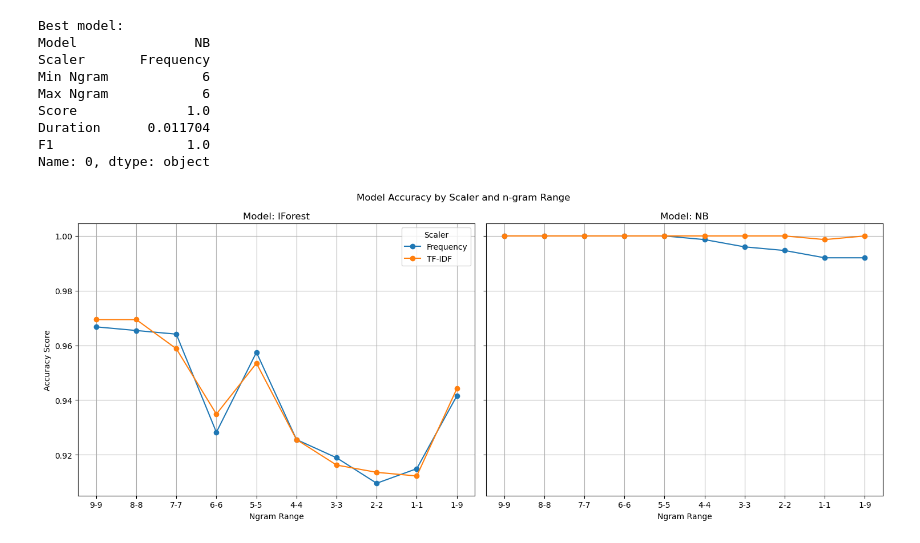
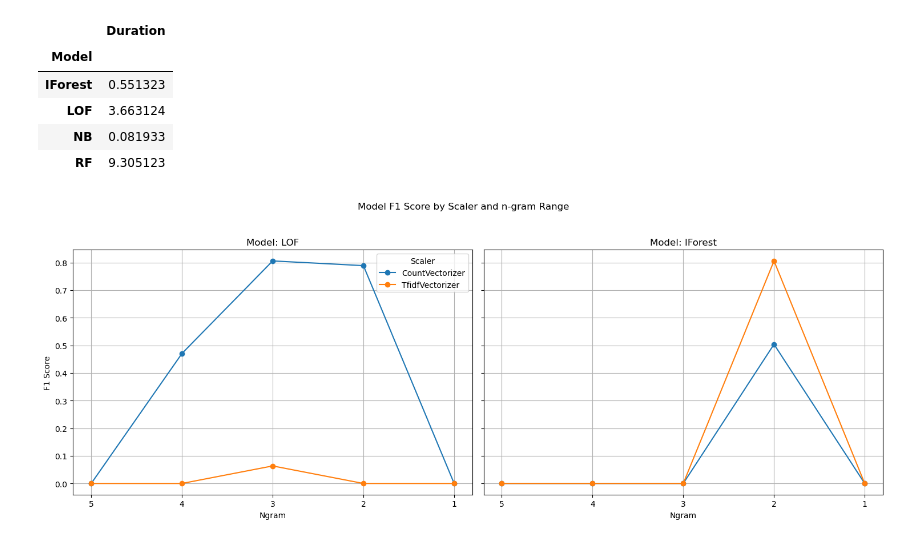
Before and after one commit to Cyber-Tracer/HyperDetect, a Jupyter notebook: controller/detection/v1_model_performance.ipynb, the cells around one changed output. Drawn from its saved outputs; the diff is of its cells as text; code cells hidden in the pictures.

```diff
--- a/controller/detection/v1_model_performance.ipynb
+++ b/controller/detection/v1_model_performance.ipynb
@@ -32,48 +210,60 @@ Classifying malicious_ransomwarePOC_10min.log as malicious, 14477 malicious entr
+# %%
+# V2 training durations
+from train_models import load_scores
+import matplotlib.pyplot as plt
+import os
+
+# Load model scores
+models_dir = os.path.join(os.getcwd(), 'models/trained')
+model_score = load_scores(version=1, output_dir=models_dir)
+
+model_score = model_score[model_score['Min Ngram'] == 3]
+
+model_score = model_score[['Duration', 'Model']].groupby('Model').mean()
+model_score
+# %% [output]
+|  | Duration |
+| Model |  |
+| IForest | 0.551323 |
+| LOF | 3.663124 |
+| NB | 0.081933 |
+| RF | 9.305123 |
 # %%
-# V1 models evaluation results
-from train_models import load_scores
+# V1 AD F1 performance with new hyperparameters
+from train_models import load_scores_from_dir
 import matplotlib.pyplot as plt
 import os
 
-# Load models
-models_dir = os.path.join(os.getcwd(), 'models/trained')
-model_score = load_scores(version=1, output_dir=models_dir)
+# Load model scores
+models_dir = os.path.join(os.getcwd(), 'models/trained/v1_new')
+model_score = load_scores_from_dir(models_dir)
 
-# Create graph of accuracy per model
-print("Best model: ")
-print(model_score.iloc[0])
+# only consider AD models
+model_score = model_score[model_score['Model_Type'] == 'Anomaly Detection']
 
 model_score = model_score.sort_values(['Min Ngram', 'Max Ngram'], ascending=[False, True])
 
 # Create a figure with subplots for each model
 models = model_score['Model'].unique()
+cols = len(models)
+
 models.sort()
-fig, axs = plt.subplots(1, len(models), figsize=(15, 6), sharey=True)
+fig, axs = plt.subplots(1, cols, figsize=(15, 6), sharey=True)
 
-for ax, model in zip(axs, models):
+for ax, model in zip(axs, model_score['Model'].unique()):
     df_model = model_score[model_score['Model'] == model]
     for label, df_grouped in df_model.groupby('Scaler'):
-        ax.plot(df_grouped['Min Ngram'].astype(str) + "-" + df_grouped['Max Ngram'].astype(str),
-                df_grouped['Score'], label=label, marker='o')
+        ax.plot(df_grouped['Min Ngram'].astype(str),
+                df_grouped['F1'], label=label, marker='o')
     ax.set_title(f'Model: {model}')
-    ax.set_xlabel('Ngram Range')
-    if ax == axs[0]:
-        ax.set_ylabel('Accuracy Score')
-        ax.legend(title='Scaler')
     ax.grid(True)
+axs[0].set_ylabel('F1 Score')
+for i in range(cols):
+    axs[i].set_xlabel('Ngram')
+axs[0].legend(title='Scaler')
 
-plt.suptitle('Model Accuracy by Scaler and n-gram Range')
-
-plt.tight_layout()
+plt.suptitle('Model F1 Score by Scaler and n-gram Range')
+plt.tight_layout(rect=[0, 0.03, 1, 0.95])
 plt.show()
 # %% [output]
-Best model:
-Model               NB
-Scaler       Frequency
-Min Ngram            6
-Max Ngram            6
-Score              1.0
-Duration      0.011704
-F1                 1.0
-Name: 0, dtype: object
-[figure, old version]
+[figure, new version]
```
Also changed, not shown: parts of 8 cells of this notebook, 11 other files.
